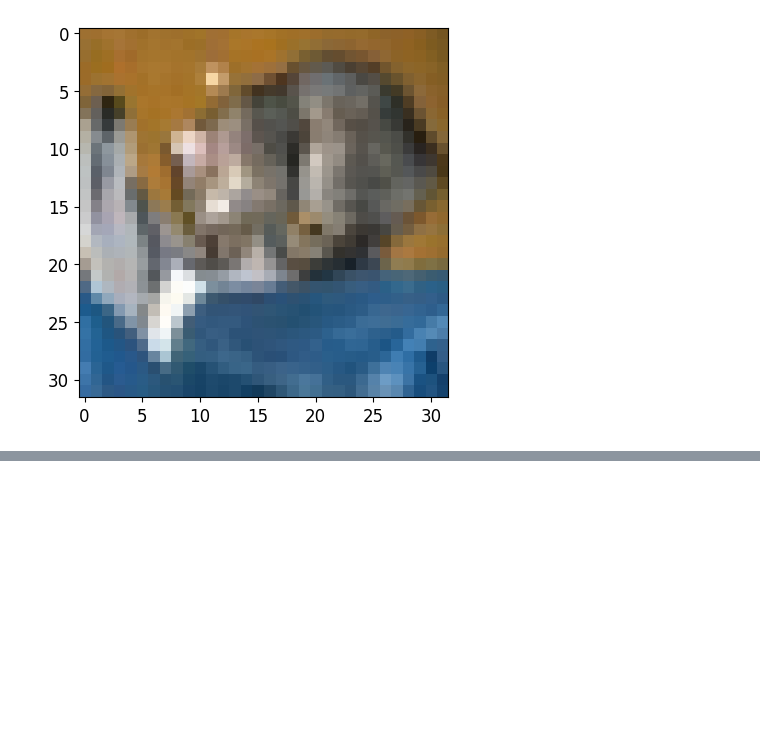
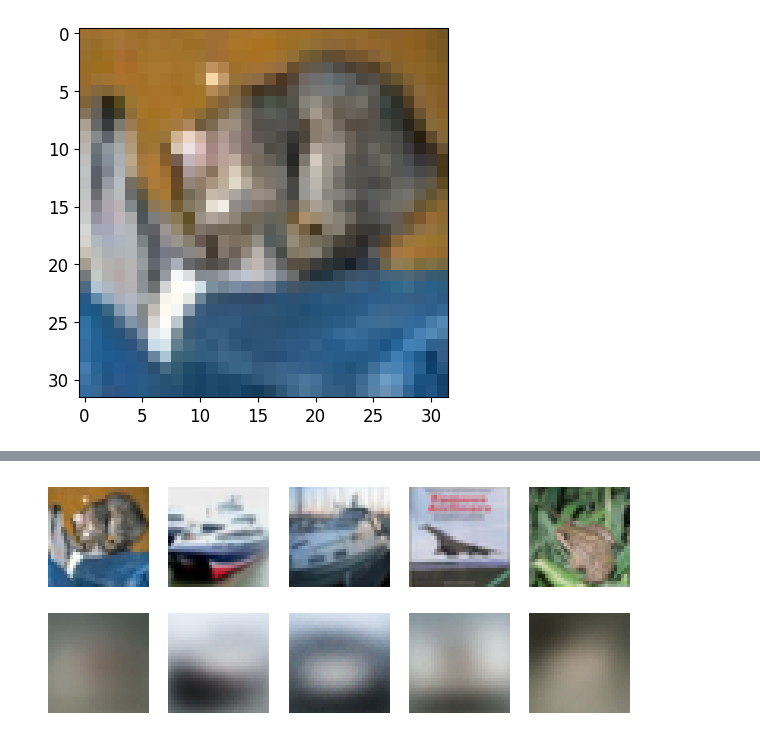
Before and after one commit to r0cd7b/autoencoders_and_gans, a Jupyter notebook: autoencoders_and_gans.ipynb, the cells around one changed output, grey strips where cells are left out. Drawn from its saved outputs; the diff is of its cells as text; code cells hidden in the pictures; blank space fills up the shorter version.

```diff
--- a/autoencoders_and_gans.ipynb
+++ b/autoencoders_and_gans.ipynb
@@ -1039,11 +1020,12 @@ Non-trainable params: 4,195,712
 _________________________________________________________________
 # %%
 pretrained_classifier.compile(keras.optimizers.experimental.Nadam(), 'sparse_categorical_crossentropy', ['accuracy'])
+callbacks = [keras.callbacks.EarlyStopping(patience=20)]
 history = pretrained_classifier.fit(
     X_train[:500],
     y_train[:500],
     epochs=100,
-    callbacks=[keras.callbacks.EarlyStopping(patience=20)],
+    callbacks=callbacks,
     validation_data=(X_test, y_test)
 )
 # %% [output]
@@ -1113,0 +1096,32 @@ Epoch 28/100
+# %%
+codings_size = 10
+inputs = keras.Input([32, 32, 3])
+z = keras.layers.Flatten()(inputs)
+z = keras.layers.Dense(150, 'selu')(z)
+z = keras.layers.Dense(100, 'selu')(z)
+codings_mean = keras.layers.Dense(codings_size)(z)
+codings_log_var = keras.layers.Dense(codings_size)(z)
+codings = Sampling()([codings_mean, codings_log_var])
+variational_encoder = keras.Model(inputs=[inputs], outputs=[codings_mean, codings_log_var, codings])
+decoder_inputs = keras.Input([codings_size])
+x = keras.layers.Dense(100, 'selu')(decoder_inputs)
+x = keras.layers.Dense(150, 'selu')(x)
+x = keras.layers.Dense(32 * 32 * 3, 'sigmoid')(x)
+outputs = keras.layers.Reshape([32, 32, 3])(x)
+variational_decoder = keras.Model(inputs=[decoder_inputs], outputs=[outputs])
+_, _, codings = variational_encoder(inputs)
+reconstructions = variational_decoder(codings)
+variational_ae = keras.Model(inputs=[inputs], outputs=[reconstructions])
+latent_loss = -.5 * tf.math.reduce_sum(
+    1 + codings_log_var - tf.math.exp(codings_log_var) - tf.math.square(codings_mean), -1
+)
+variational_ae.add_loss(tf.math.reduce_mean(latent_loss) / 3072.)
+variational_ae.compile(loss='binary_crossentropy', metrics=[rounded_accuracy])
+history = variational_ae.fit(
+    X_train,
+    X_train,
+    128,
+    100,
+    callbacks=callbacks,
+    validation_data=(X_test, X_test)
+)
@@ -1113,0 +1150,4 @@ Epoch 28/100
+# %%
+show_reconstructions(variational_ae, X_test)
+plt.show()
+# %% [output]
@@ -1113,0 +1155 @@ Epoch 28/100
+[figure, added]
```
Also changed, not shown: parts of 65 cells of this notebook, 9 other files.
